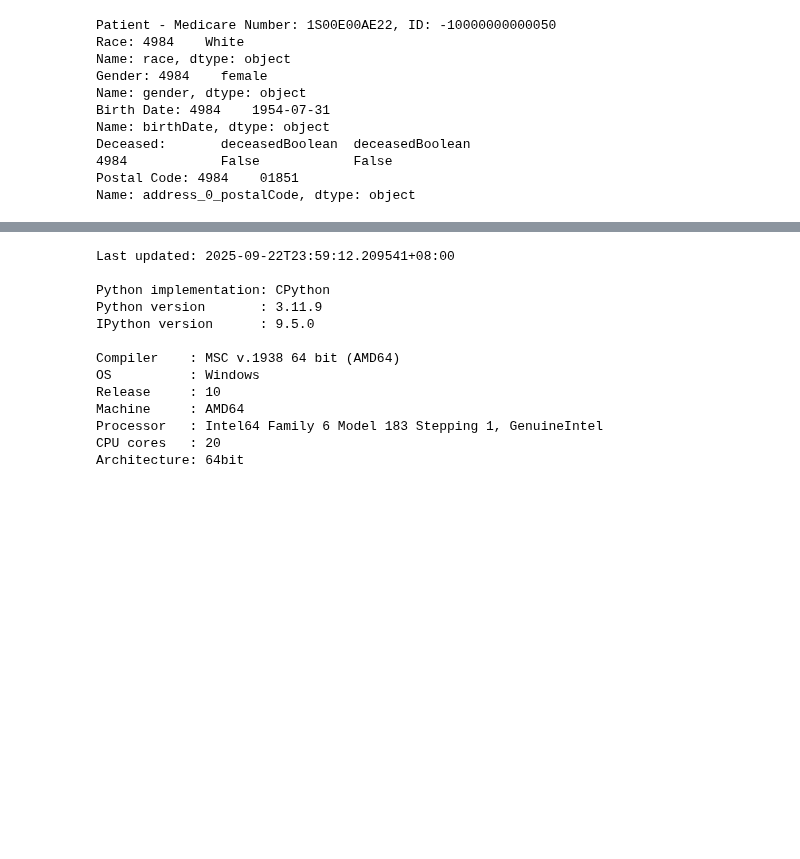
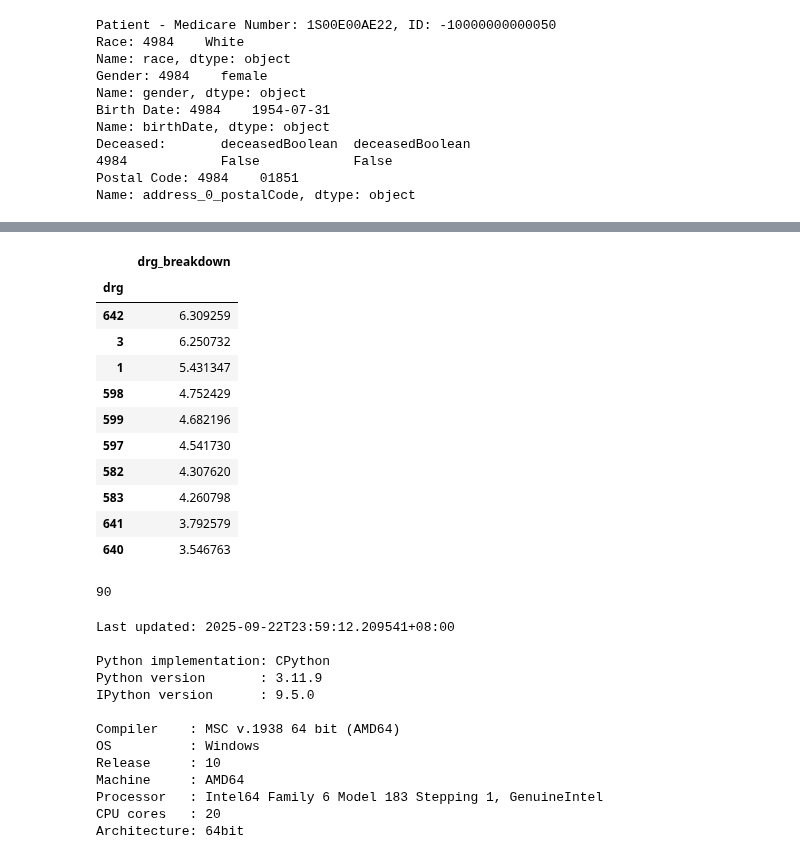
Before and after one commit to martza87/siads_696_mII, a Jupyter notebook: src/02_Merging_EDA.ipynb, the cells around one changed output, grey strips where cells are left out. Saved outputs shown, nothing was run; the diff lists cells and outputs as text; code cells hidden in the pictures; blank space fills up the shorter version.

```diff
--- a/src/02_Merging_EDA.ipynb
+++ b/src/02_Merging_EDA.ipynb
@@ -262,3 +427,26 @@ c.sort_values('billablePeriod_start')
+# %%
+# Percentage breakdown
+vals = non_na_drg['drg'].value_counts(normalize=True) * 100
+pd.DataFrame({
+  'drg_breakdown': vals
+}).head(10)
+# %% [output]
+|  | drg_breakdown |
+| drg |  |
+| 642 | 6.309259 |
+| 3 | 6.250732 |
+| 1 | 5.431347 |
+| 598 | 4.752429 |
+| 599 | 4.682196 |
+| 597 | 4.541730 |
+| 582 | 4.307620 |
+| 583 | 4.260798 |
+| 641 | 3.792579 |
+| 640 | 3.546763 |
+# %%
+len(processed_claim.columns)
+# %% [output]
+90
 # %%
 %watermark
 # %% [output]
```
Also changed, not shown: parts of 39 cells of this notebook, 1 other file.
